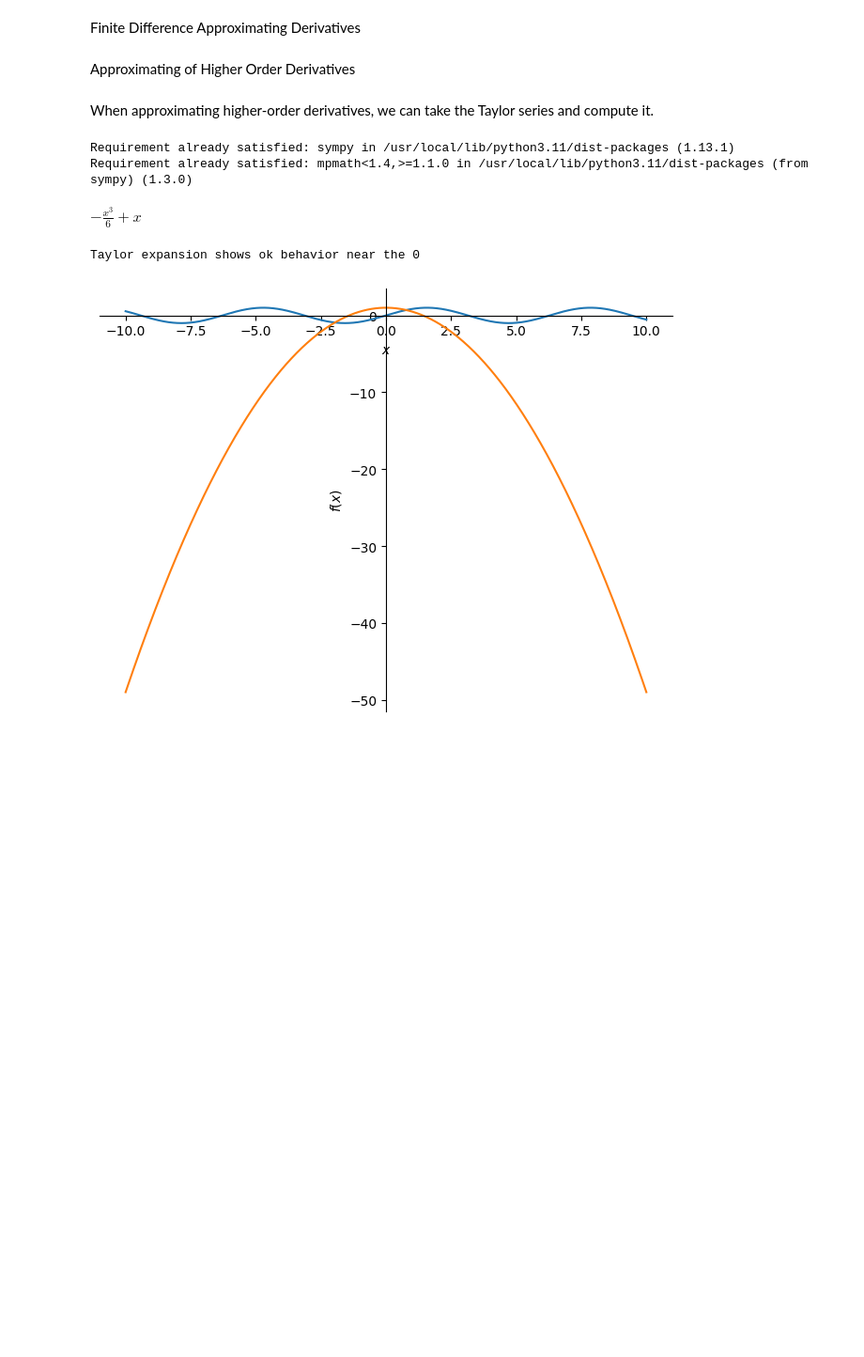
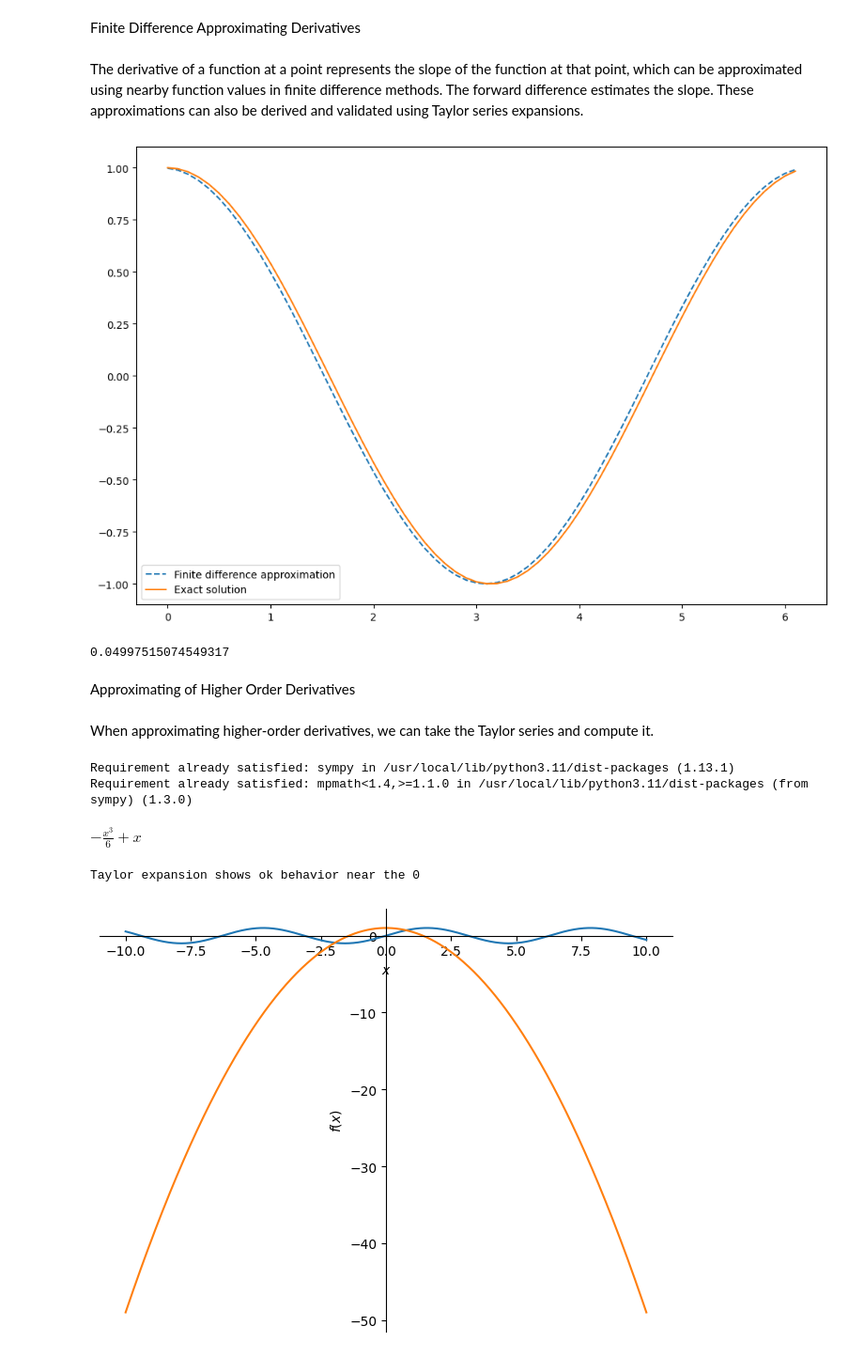
Before and after one commit to pmecwan/MAT-421, a Jupyter notebook: Module_F_Section_20_1,_20_2,_20_3,_20_4_.ipynb, the cells around one changed output. Shown at 94% size. Cells and saved outputs as stored; diff of their text form; code cells hidden in the pictures; blank space fills up the shorter version.

```diff
--- a/Module_F_Section_20_1,_20_2,_20_3,_20_4_.ipynb
+++ b/Module_F_Section_20_1,_20_2,_20_3,_20_4_.ipynb
@@ -5,5 +34,34 @@ Numerical Differentiation Problem Statement
 # %% [markdown]
 Finite Difference Approximating Derivatives
+# %% [markdown]
+The derivative of a function at a point represents the slope of the function at that point, which can be approximated using nearby function values in finite difference methods. The forward difference estimates the slope. These approximations can also be derived and validated using Taylor series expansions.
+# %%
+import numpy as np
+import matplotlib.pyplot as plt
+%matplotlib inline
+
+h = 0.1
+x = np.arange(0, 2*np.pi, h)
+y = np.sin(x)
+
+
+forward_diff = np.diff(y)/h
+x_diff = x[:-1:]
+exact_solution = np.cos(x_diff)
+
+plt.figure(figsize = (12, 8))
+plt.plot(x_diff, forward_diff, '--', \
+         label = 'Finite difference approximation')
+plt.plot(x_diff, exact_solution, \
+         label = 'Exact solution')
+plt.legend()
+plt.show()
+
+max_error = max(abs(exact_solution - forward_diff))
+print(max_error)
+# %% [output]
+[figure, added]
+0.04997515074549317
 # %% [markdown]
 Approximating of Higher Order Derivatives
 # %% [markdown]
```
Also changed, not shown: parts of 2 cells of this notebook.
